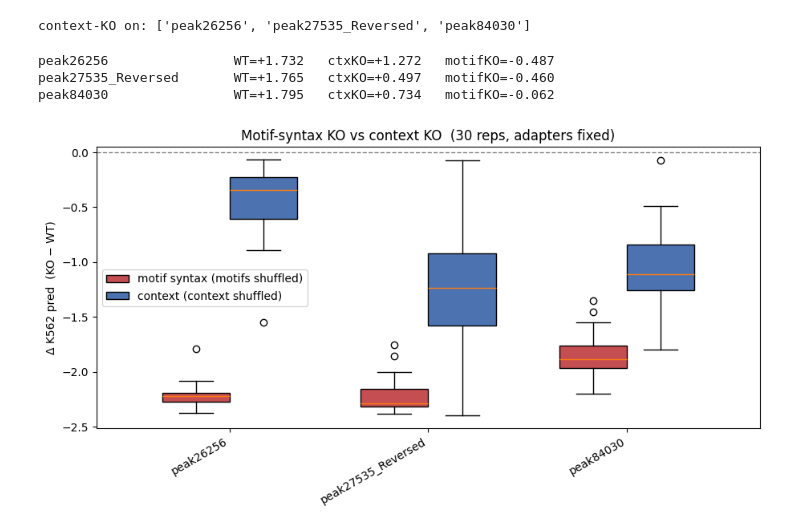
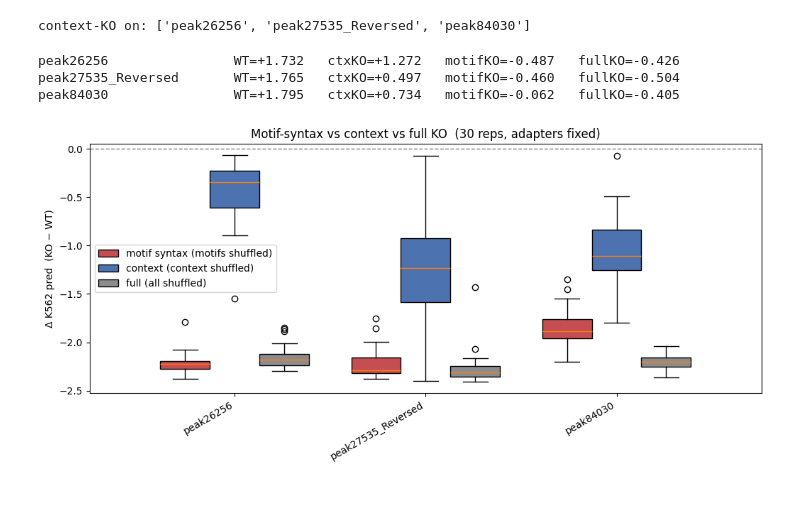
Before and after one commit to pabmantilla/SEAM_validate, a Jupyter notebook: context_feat/context_KO_rescue/show_foregrounds.ipynb, the cells around one changed output. Drawn from its saved outputs; the diff is of its cells as text; code cells hidden in the pictures; blank space fills up the shorter version.

Commit message:
context dinuc feature AA

```diff
--- a/context_feat/context_KO_rescue/show_foregrounds.ipynb
+++ b/context_feat/context_KO_rescue/show_foregrounds.ipynb
@@ -87,10 +104,11 @@ print('context-KO on:', ko_peaks)
 # %% [output]
 context-KO on: ['peak26256', 'peak27535_Reversed', 'peak84030']
 # %%
-# two KO conditions from the SAME 30 var-region shuffles; adapters always stay WT:
+# three KO conditions from the SAME 30 var-region shuffles; adapters always stay WT:
 #   context KO -> variable-region context shuffled, annotated motifs kept  (context box)
 #   motif KO   -> annotated motifs shuffled, rest of the sequence kept     (motif-syntax box)
-wt_pred, ctxko_pred, motifko_pred = {}, {}, {}
+#   full KO    -> entire variable region shuffled, nothing kept            (full-shuffle box)
+wt_pred, ctxko_pred, motifko_pred, fullko_pred = {}, {}, {}, {}
 for peak in ko_peaks:
     with h5py.File(LIB / f'{peak}.h5') as f:
         wt_str  = f.attrs['wt_seq_str']
@@ -100,9 +118,12 @@ for peak in ko_peaks:
     shuf   = dinucleotide_shuffle(wt[:, var].unsqueeze(0), n=N_REP, random_state=0)[0]  # (30,4,200) var-region shuffles
     motifs = ann[ann.sequence_name == PEAK_TO_ANNROW[peak]]
 
-    # context KO: replace whole variable region with shuffle, then paste motifs back
-    ctx = wt.unsqueeze(0).repeat(N_REP, 1, 1).clone()
-    ctx[:, :, var] = shuf
+    # full KO: replace the whole variable region with the shuffle, keep nothing
+    full = wt.unsqueeze(0).repeat(N_REP, 1, 1).clone()
+    full[:, :, var] = shuf
+
+    # context KO: full-shuffle variable region, then paste motifs back
+    ctx = full.clone()
     for _, m in motifs.iterrows():
         ctx[:, :, m.start + ADAPTER : m.end + ADAPTER] = wt[:, m.start + ADAPTER : m.end + ADAPTER]
 
@@ -112,31 +133,36 @@ for peak in ko_peaks:
         mot[:, :, m.start + ADAPTER : m.end + ADAPTER] = shuf[:, :, m.start : m.end]
 
     wt_pred[peak]      = float(predict_k562(wt.unsqueeze(0))[0])
-    ctxko_pred[peak]   = predict_k562(ctx)     # (30,) one per replicate
+    fullko_pred[peak]  = predict_k562(full)    # (30,) one per replicate
+    ctxko_pred[peak]   = predict_k562(ctx)     # (30,)
     motifko_pred[peak] = predict_k562(mot)     # (30,)
-    print(f'{peak:24s} WT={wt_pred[peak]:+.3f}   ctxKO={ctxko_pred[peak].mean():+.3f}   motifKO={motifko_pred[peak].mean():+.3f}')
+    print(f'{peak:24s} WT={wt_pred[peak]:+.3f}   ctxKO={ctxko_pred[peak].mean():+.3f}   '
+          f'motifKO={motifko_pred[peak].mean():+.3f}   fullKO={fullko_pred[peak].mean():+.3f}')
 # %% [output]
-peak26256                WT=+1.732   ctxKO=+1.272   motifKO=-0.487
-peak27535_Reversed       WT=+1.765   ctxKO=+0.497   motifKO=-0.460
-peak84030                WT=+1.795   ctxKO=+0.734   motifKO=-0.062
+peak26256                WT=+1.732   ctxKO=+1.272   motifKO=-0.487   fullKO=-0.426
+peak27535_Reversed       WT=+1.765   ctxKO=+0.497   motifKO=-0.460   fullKO=-0.504
+peak84030                WT=+1.795   ctxKO=+0.734   motifKO=-0.062   fullKO=-0.405
 # %%
-# delta = KO - WT prediction (per replicate); two boxes per seq: motif-syntax KO vs context KO
-w = 0.34
+# delta = KO - WT prediction (per replicate); three boxes per seq: motif-syntax / context / full KO
+w = 0.26
 xg = np.arange(len(ko_peaks))
-d_mot = [motifko_pred[p] - wt_pred[p] for p in ko_peaks]   # motif-syntax box: motifs shuffled, context kept
-d_ctx = [ctxko_pred[p]  - wt_pred[p] for p in ko_peaks]    # context box: context shuffled, motifs kept
+d_mot  = [motifko_pred[p] - wt_pred[p] for p in ko_peaks]   # motif-syntax box: motifs shuffled, context kept
+d_ctx  = [ctxko_pred[p]   - wt_pred[p] for p in ko_peaks]   # context box: context shuffled, motifs kept
+d_full = [fullko_pred[p]  - wt_pred[p] for p in ko_peaks]   # full-shuffle box: whole var region shuffled
 
-fig, ax = plt.subplots(figsize=(2.4 * len(ko_peaks) + 2, 5))
-b_mot = ax.boxplot(d_mot, positions=xg - w/2, widths=w, patch_artist=True)
-b_ctx = ax.boxplot(d_ctx, positions=xg + w/2, widths=w, patch_artist=True)
-for b in b_mot['boxes']: b.set_facecolor('#c44e52')
-for b in b_ctx['boxes']: b.set_facecolor('#4c72b0')
+fig, ax = plt.subplots(figsize=(2.8 * len(ko_peaks) + 2, 5))
+b_mot  = ax.boxplot(d_mot,  positions=xg - w, widths=w, patch_artist=True)
+b_ctx  = ax.boxplot(d_ctx,  positions=xg,     widths=w, patch_artist=True)
+b_full = ax.boxplot(d_full, positions=xg + w, widths=w, patch_artist=True)
+for b in b_mot['boxes']:  b.set_facecolor('#c44e52')
+for b in b_ctx['boxes']:  b.set_facecolor('#4c72b0')
+for b in b_full['boxes']: b.set_facecolor('#8c8c8c')
 ax.axhline(0, color='0.5', lw=1, ls='--')
 ax.set_xticks(xg); ax.set_xticklabels(ko_peaks, rotation=30, ha='right')
 ax.set_ylabel('Δ K562 pred  (KO − WT)')
-ax.set_title(f'Motif-syntax KO vs context KO  ({N_REP} reps, adapters fixed)')
-ax.legend([b_mot['boxes'][0], b_ctx['boxes'][0]],
-          ['motif syntax (motifs shuffled)', 'context (context shuffled)'])
+ax.set_title(f'Motif-syntax vs context vs full KO  ({N_REP} reps, adapters fixed)')
+ax.legend([b_mot['boxes'][0], b_ctx['boxes'][0], b_full['boxes'][0]],
+          ['motif syntax (motifs shuffled)', 'context (context shuffled)', 'full (all shuffled)'])
 fig.tight_layout()
 # %% [output]
-[figure, old version]
+[figure, new version]
```
Also changed, not shown: parts of 5 cells of this notebook.
